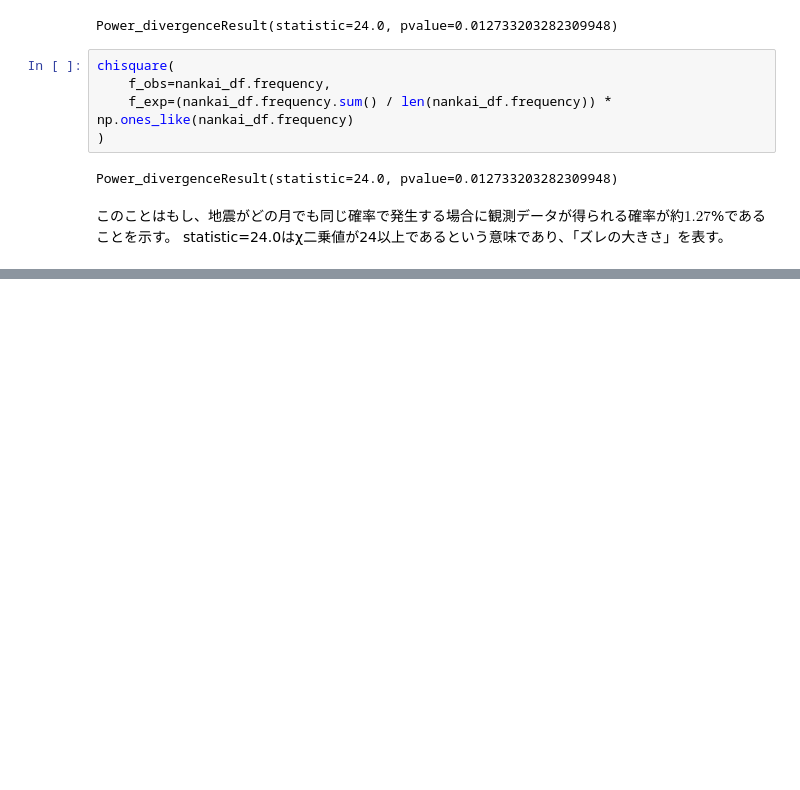
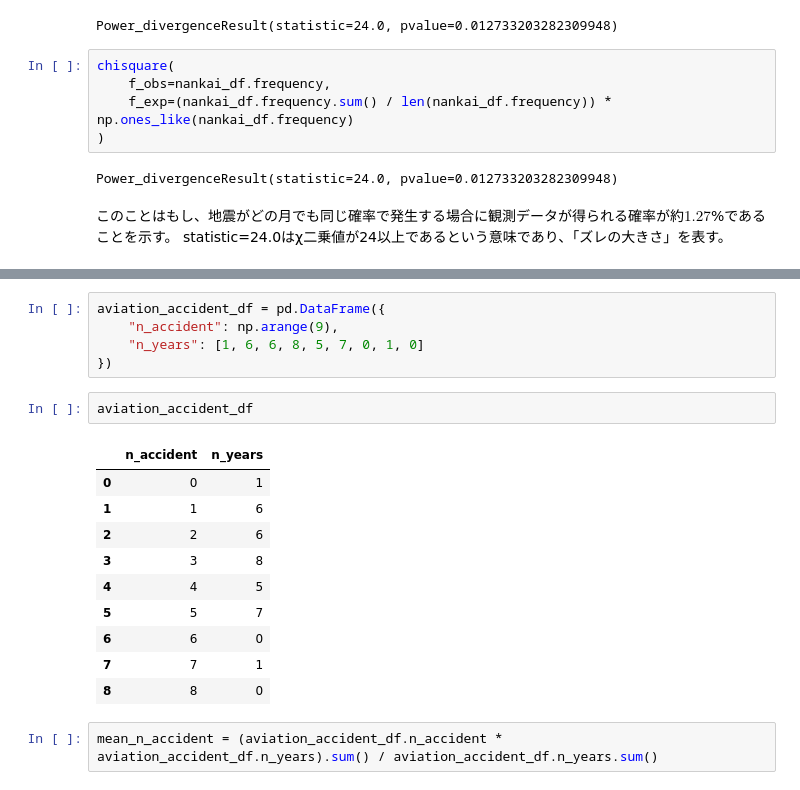
Before and after one commit to KeitaW/Colab-Notebooks, a Jupyter notebook: 適合度検定.ipynb, the cells around one changed output, grey strips where cells are left out. Saved outputs shown, nothing was run; the diff lists cells and outputs as text; blank space fills up the shorter version.

```diff
--- a/適合度検定.ipynb
+++ b/適合度検定.ipynb
@@ -31,0 +38,20 @@ statistic=24.0はχ二乗値が24以上であるという意味であり、「
+# %%
+aviation_accident_df = pd.DataFrame({
+    "n_accident": np.arange(9),
+    "n_years": [1, 6, 6, 8, 5, 7, 0, 1, 0]
+})
+# %%
+aviation_accident_df
+# %% [output]
+|  | n_accident | n_years |
+| 0 | 0 | 1 |
+| 1 | 1 | 6 |
+| 2 | 2 | 6 |
+| 3 | 3 | 8 |
+| 4 | 4 | 5 |
+| 5 | 5 | 7 |
+| 6 | 6 | 0 |
+| 7 | 7 | 1 |
+| 8 | 8 | 0 |
+# %%
+mean_n_accident = (aviation_accident_df.n_accident * aviation_accident_df.n_years).sum() / aviation_accident_df.n_years.sum()
```
Also changed, not shown: parts of 13 cells of this notebook.
